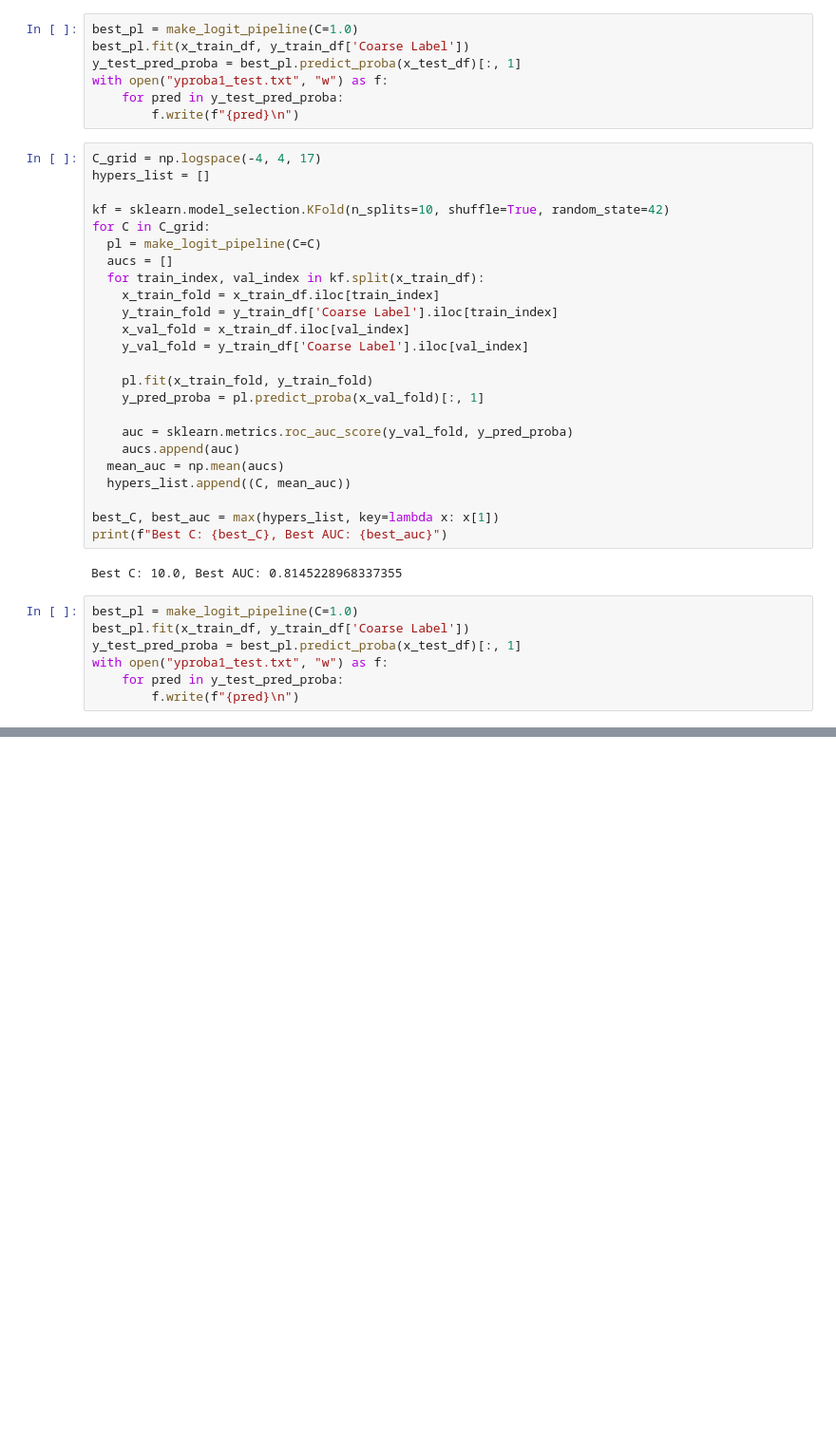
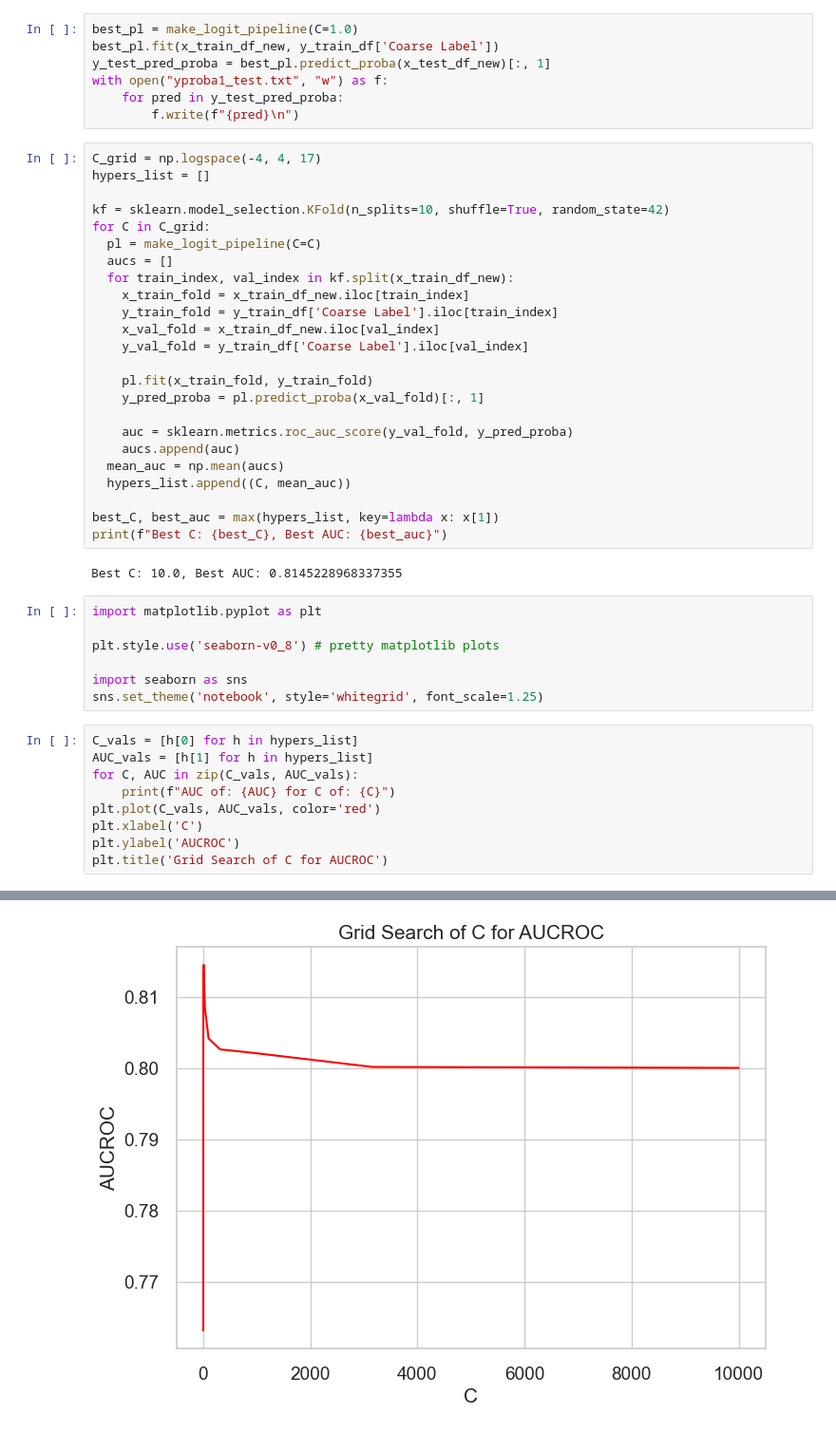
Before and after one commit to pickle244/ml-project-a, a Jupyter notebook: bow.ipynb, the cells around one changed output, grey strips where cells are left out. Shown at 95% size. Cells and saved outputs as stored; diff of their text form; blank space fills up the shorter version.

Commit message:
draw graph for C vs AUCROC

```diff
--- a/bow.ipynb
+++ b/bow.ipynb
@@ -267,7 +289,7 @@ X test counts:
 # %%
 best_pl = make_logit_pipeline(C=1.0)
-best_pl.fit(x_train_df, y_train_df['Coarse Label'])
-y_test_pred_proba = best_pl.predict_proba(x_test_df)[:, 1]
+best_pl.fit(x_train_df_new, y_train_df['Coarse Label'])
+y_test_pred_proba = best_pl.predict_proba(x_test_df_new)[:, 1]
 with open("yproba1_test.txt", "w") as f:
     for pred in y_test_pred_proba:
         f.write(f"{pred}\n")
@@ -279,10 +301,10 @@ kf = sklearn.model_selection.KFold(n_splits=10, shuffle=True, random_state=42)
 for C in C_grid:
   pl = make_logit_pipeline(C=C)
   aucs = []
-  for train_index, val_index in kf.split(x_train_df):
-    x_train_fold = x_train_df.iloc[train_index]
+  for train_index, val_index in kf.split(x_train_df_new):
+    x_train_fold = x_train_df_new.iloc[train_index]
     y_train_fold = y_train_df['Coarse Label'].iloc[train_index]
-    x_val_fold = x_train_df.iloc[val_index]
+    x_val_fold = x_train_df_new.iloc[val_index]
     y_val_fold = y_train_df['Coarse Label'].iloc[val_index]
 
     pl.fit(x_train_fold, y_train_fold)
@@ -297,10 +319,20 @@ best_C, best_auc = max(hypers_list, key=lambda x: x[1])
 print(f"Best C: {best_C}, Best AUC: {best_auc}")
 # %% [output]
 Best C: 10.0, Best AUC: 0.8145228968337355
-# %%
-best_pl = make_logit_pipeline(C=1.0)
-best_pl.fit(x_train_df, y_train_df['Coarse Label'])
-y_test_pred_proba = best_pl.predict_proba(x_test_df)[:, 1]
-with open("yproba1_test.txt", "w") as f:
-    for pred in y_test_pred_proba:
-        f.write(f"{pred}\n")
+# %%
+import matplotlib.pyplot as plt
+
+plt.style.use('seaborn-v0_8') # pretty matplotlib plots
+
+import seaborn as sns
+sns.set_theme('notebook', style='whitegrid', font_scale=1.25)
+# %%
+C_vals = [h[0] for h in hypers_list]
+AUC_vals = [h[1] for h in hypers_list]
+for C, AUC in zip(C_vals, AUC_vals):
+    print(f"AUC of: {AUC} for C of: {C}")
+plt.plot(C_vals, AUC_vals, color='red')
+plt.xlabel('C')
+plt.ylabel('AUCROC')
+plt.title('Grid Search of C for AUCROC')
+# %% [output]
@@ -306,0 +357 @@ with open("yproba1_test.txt", "w") as f:
+[figure, added]
```
Also changed, not shown: parts of 4 cells of this notebook.
